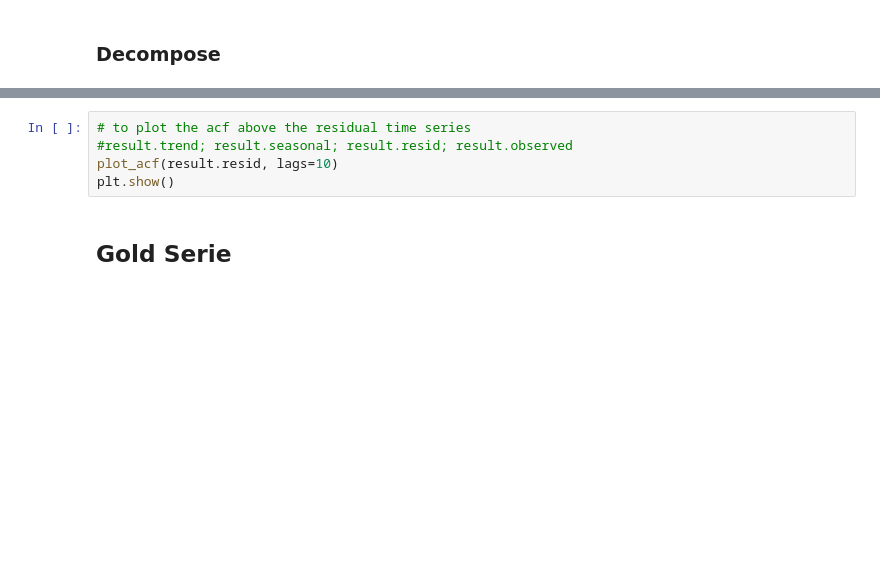
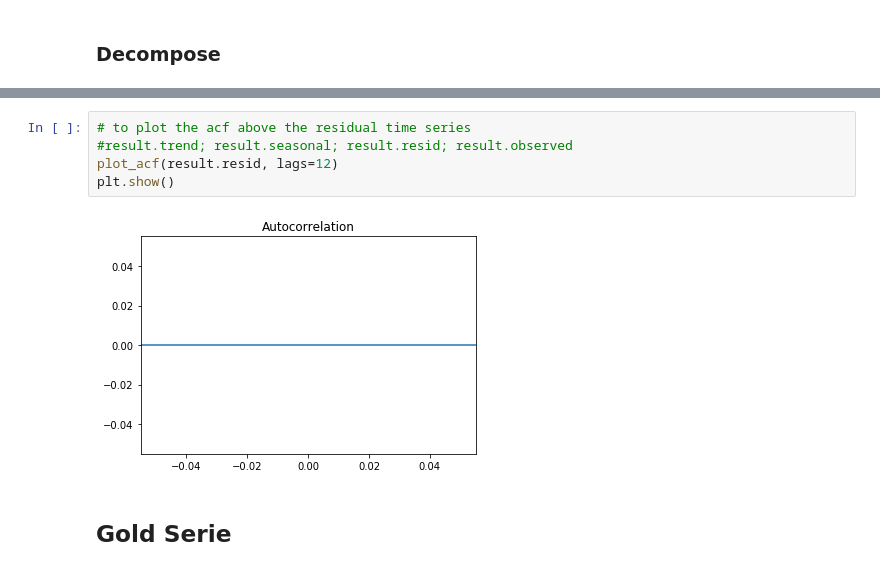
Before and after one commit to jamissonfreitas/IN1167, a Jupyter notebook: Cap1_2.ipynb, the cells around one changed output, grey strips where cells are left out. Drawn from its saved outputs; the diff is of its cells as text; blank space fills up the shorter version.

```diff
--- a/Cap1_2.ipynb
+++ b/Cap1_2.ipynb
@@ -97,8 +100,10 @@ plt.show()
 # %%
 # to plot the acf above the residual time series
 #result.trend; result.seasonal; result.resid; result.observed
-plot_acf(result.resid, lags=10)
+plot_acf(result.resid, lags=12)
 plt.show()
+# %% [output]
+[figure, added]
 # %% [markdown]
 ## Gold Serie
 # %%
```
Also changed, not shown: parts of 7 cells of this notebook.
